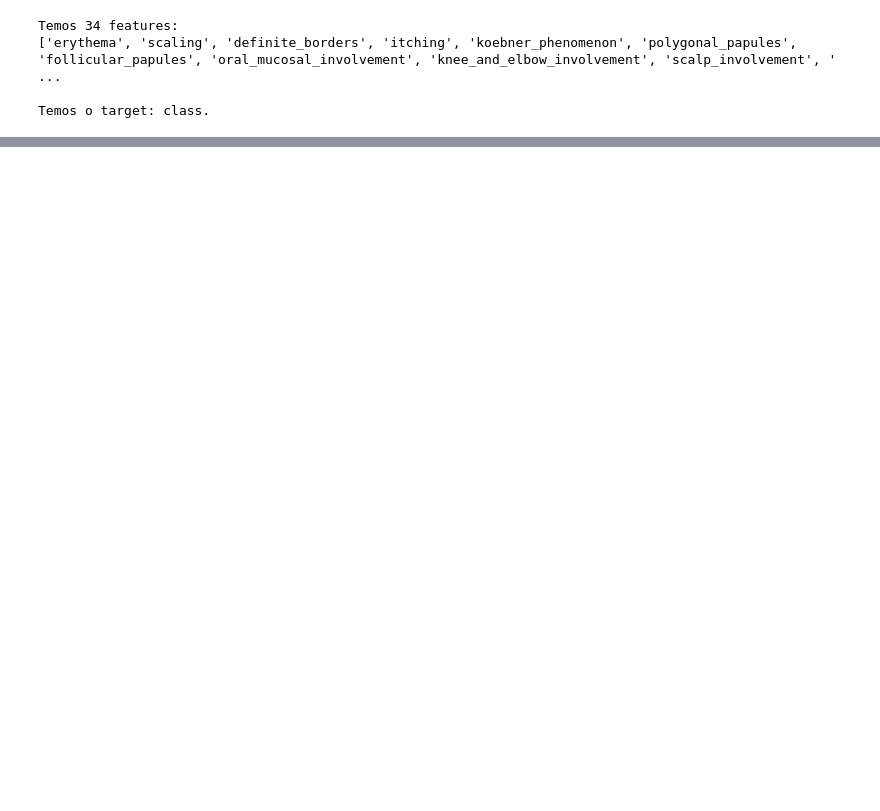
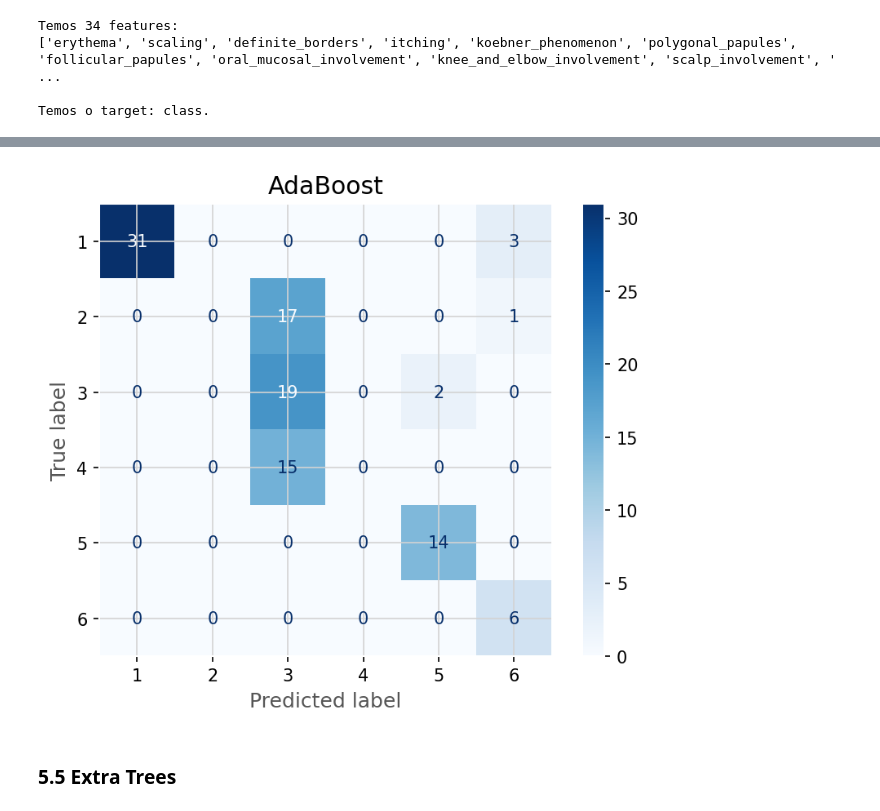
Before and after one commit to CrisNakamura/projeto_deteccao_eritemato-escamosa, a Jupyter notebook: notebooks/EDA+Modelling.ipynb, the cells around one changed output, grey strips where cells are left out. Saved outputs shown, nothing was run; the diff lists cells and outputs as text; code cells hidden in the pictures; blank space fills up the shorter version.

```diff
--- a/notebooks/EDA+Modelling.ipynb
+++ b/notebooks/EDA+Modelling.ipynb
@@ -377,0 +524,4 @@ Name: proportion, dtype: float64
+# %%
+modelo_ada = AdaBoostClassifier()
+
+treinar_modelo(modelo_ada, 'AdaBoost')
@@ -377,0 +550,6 @@ Name: proportion, dtype: float64
+# %%
+plotar_matriz_confusao(modelo_ada, 'AdaBoost');
+# %% [output]
+[figure, added]
+# %% [markdown]
+### 5.5 Extra Trees
```
Also changed, not shown: parts of 32 cells of this notebook.
